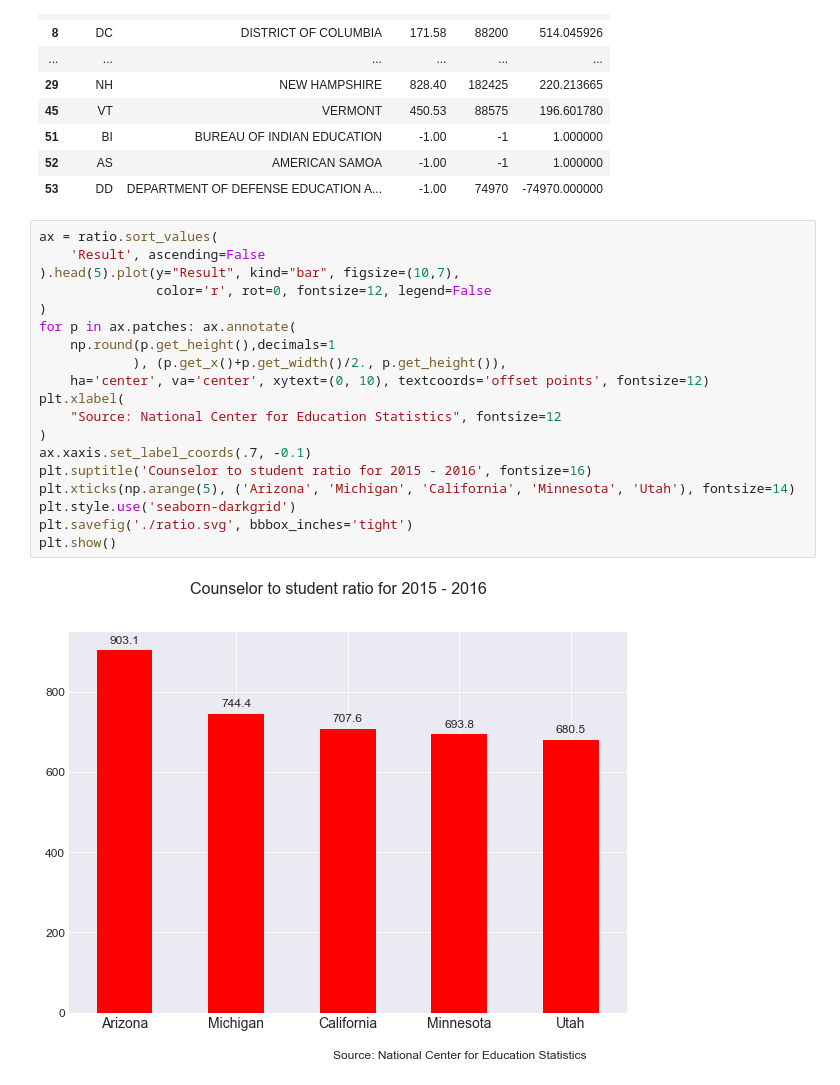
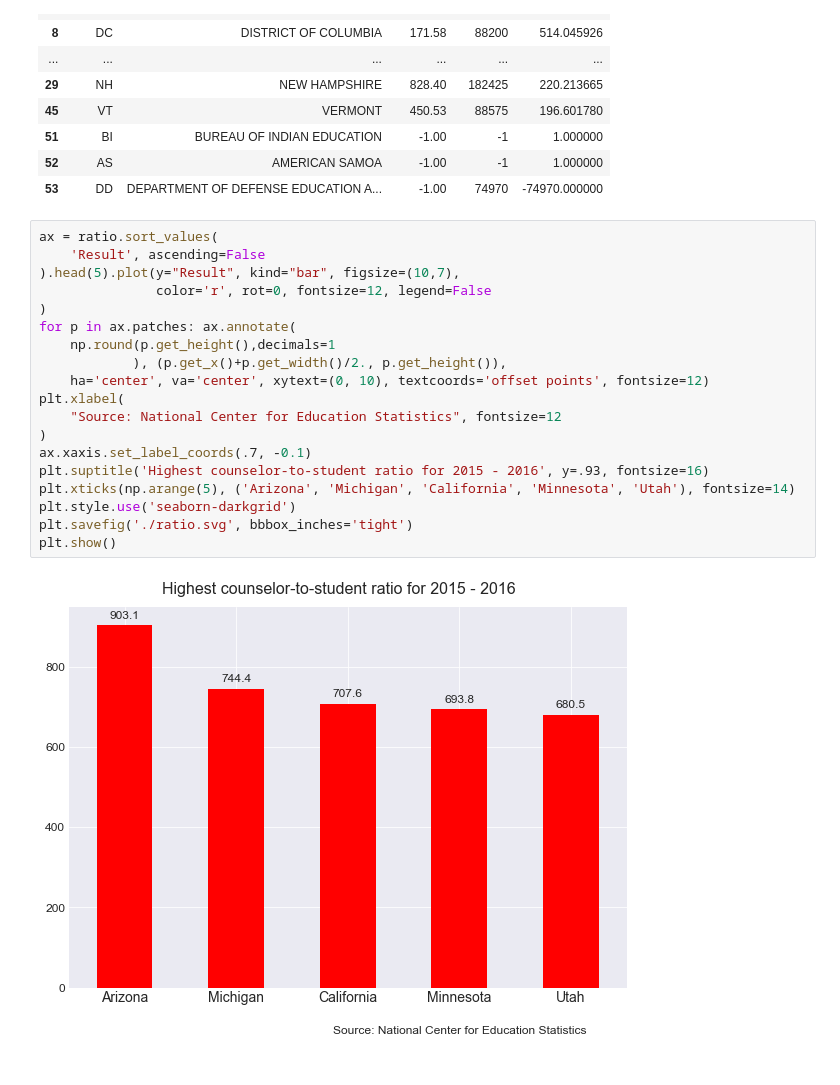
Before and after one commit to chrismvasq/counselors_chart, a Jupyter notebook: counselor_chart.ipynb, the cells around one changed output. Drawn from its saved outputs; the diff is of its cells as text.

```diff
--- a/counselor_chart.ipynb
+++ b/counselor_chart.ipynb
@@ -29,21 +29,21 @@ ratio
 # %%
 ax = ratio.sort_values(
     'Result', ascending=False
 ).head(5).plot(y="Result", kind="bar", figsize=(10,7),
                color='r', rot=0, fontsize=12, legend=False
 )
 for p in ax.patches: ax.annotate(
     np.round(p.get_height(),decimals=1
             ), (p.get_x()+p.get_width()/2., p.get_height()),
     ha='center', va='center', xytext=(0, 10), textcoords='offset points', fontsize=12)
 plt.xlabel(
     "Source: National Center for Education Statistics", fontsize=12
 )
 ax.xaxis.set_label_coords(.7, -0.1)
-plt.suptitle('Counselor to student ratio for 2015 - 2016', fontsize=16)
+plt.suptitle('Highest counselor-to-student ratio for 2015 - 2016', y=.93, fontsize=16)
 plt.xticks(np.arange(5), ('Arizona', 'Michigan', 'California', 'Minnesota', 'Utah'), fontsize=14)
 plt.style.use('seaborn-darkgrid')
 plt.savefig('./ratio.svg', bbbox_inches='tight')
 plt.show()
 # %% [output]
-[figure, old version]
+[figure, new version]
```
